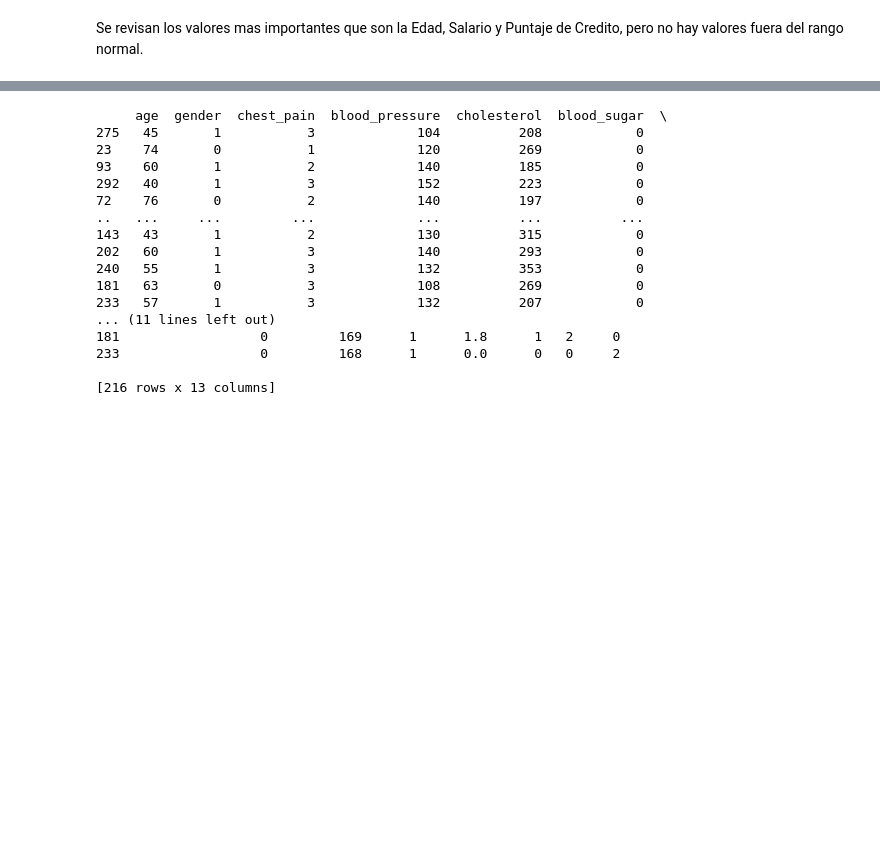
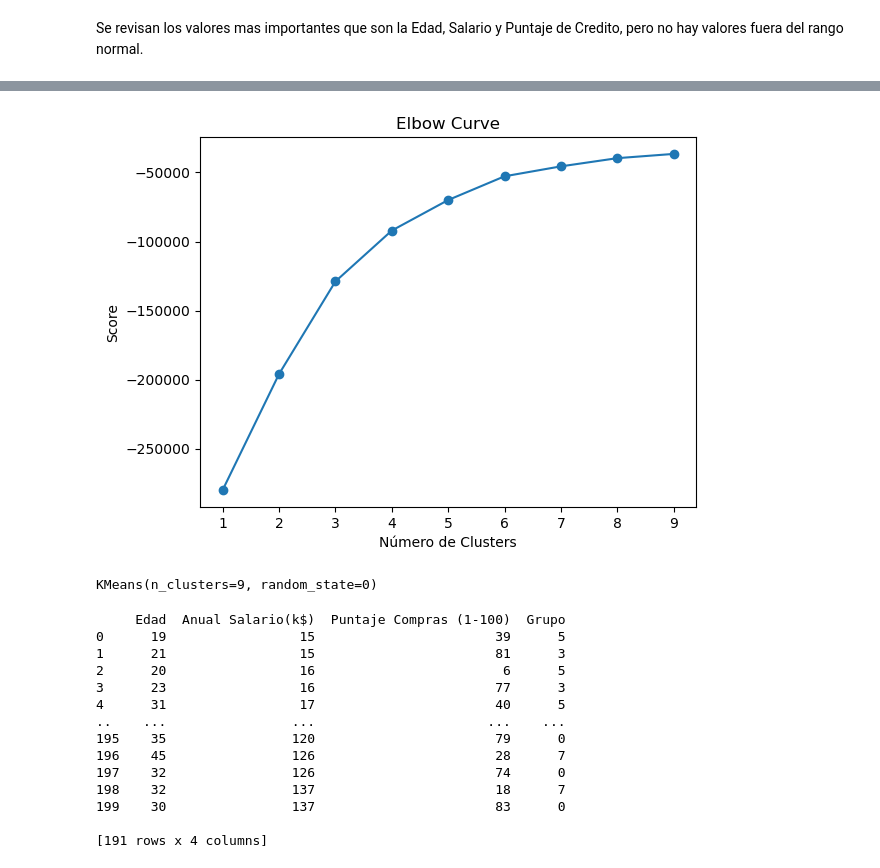
Before and after one commit to ManuelDaza01/UNAD-Analisis_Datos, a Jupyter notebook: K-means.ipynb, the cells around one changed output, grey strips where cells are left out. Cells and saved outputs as stored; diff of their text form; code cells hidden in the pictures; blank space fills up the shorter version.

```diff
--- a/K-means.ipynb
+++ b/K-means.ipynb
@@ -157,31 +179,47 @@ Name: condition, dtype: int64
 # %%
-#4. Dividir el dataset en Train y Test para evaluar:
-#Usamos 75% para entrenamiento y 25% para pruebas
+#4. Entrenamos el modelo con los parametros para encontrar el K-means
 
-X = data.drop('condition',axis=1)
-Y = data['condition']
+#Grafica de codo para identificar el valor de K
+Nc = range(1, 10)
+kmeans = [KMeans(n_clusters=i) for i in Nc]
+kmeans
+score = [kmeans[i].fit(data).score(data) for i in range(len(kmeans))]
+score
+plt.plot(Nc,score, marker='o')
+plt.xlabel('Número de Clusters')
+plt.ylabel('Score')
+plt.title('Elbow Curve')
+plt.show()
 
-#Se usa la funcion train_test_split para separar el bloque de entrenamiento:
-
-X_train, X_test, Y_train, Y_test = train_test_split(X, Y, test_size=0.25, stratify=Y, random_state=0)
+#La tendencia del angulo es menos marcada entre 8 y 9
+# %% [output]
+[figure, added]
+# %%
+#Generacion del modelo de agrupamiento con K = 9
+
+modelo = KMeans(n_clusters=9, random_state=0)
+modelo.fit(data)
+# %% [output]
+KMeans(n_clusters=9, random_state=0)
 # %%
-print(X_train)
+#Se añade la columna Grupo a los datos para identificar el numero de grupo del agrupamiento
+
+modelo.labels_
+data['Grupo'] = modelo.labels_
+print(data)
 # %% [output]
-     age  gender  chest_pain  blood_pressure  cholesterol  blood_sugar  \
-275   45       1           3             104          208            0
-23    74       0           1             120          269            0
-93    60       1           2             140          185            0
-292   40       1           3             152          223            0
-72    76       0           2             140          197            0
-..   ...     ...         ...             ...          ...          ...
-143   43       1           2             130          315            0
-202   60       1           3             140          293            0
-240   55       1           3             132          353            0
-181   63       0           3             108          269            0
-233   57       1           3             132          207            0
-... (11 lines left out)
-181                  0         169      1      1.8      1   2     0
-233                  0         168      1      0.0      0   0     2
+     Edad  Anual Salario(k$)  Puntaje Compras (1-100)  Grupo
+0      19                 15                       39      5
+1      21                 15                       81      3
+2      20                 16                        6      5
+3      23                 16                       77      3
+4      31                 17                       40      5
+..    ...                ...                      ...    ...
+195    35                120                       79      0
+196    45                126                       28      7
+197    32                126                       74      0
+198    32                137                       18      7
+199    30                137                       83      0
 
-[216 rows x 13 columns]
+[191 rows x 4 columns]
 # %%
```
Also changed, not shown: parts of 20 cells of this notebook.
